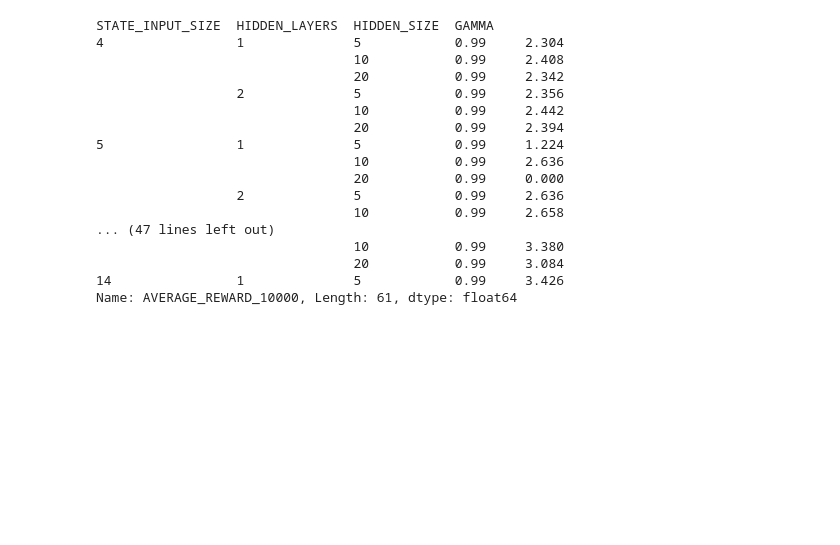
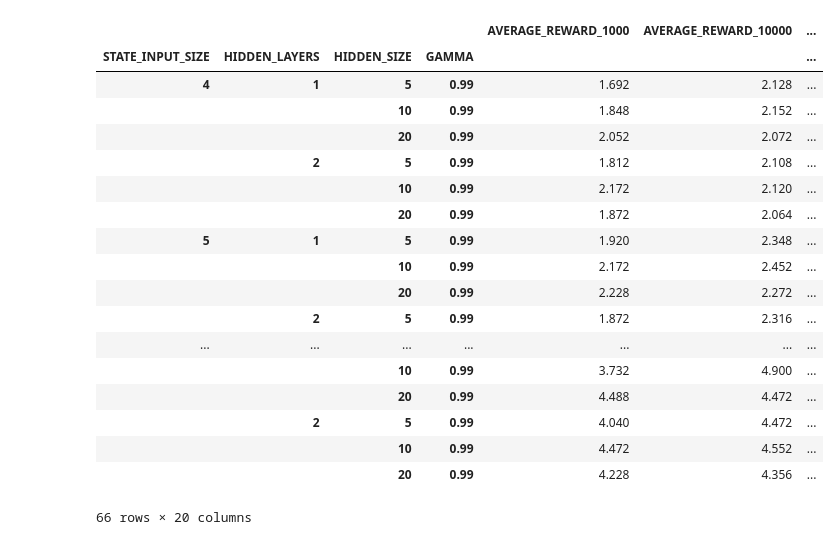
Before and after one commit to ihadanny/IANNA, a Jupyter notebook: py_notebooks/analyze_grid_search_results.ipynb, the cells around one changed output. Saved outputs shown, nothing was run; the diff lists cells and outputs as text; code cells hidden in the pictures; blank space fills up the shorter version.

Commit message:
added a grid with different gamma rates

```diff
--- a/py_notebooks/analyze_grid_search_results.ipynb
+++ b/py_notebooks/analyze_grid_search_results.ipynb
@@ -1,24 +1,27 @@
 # %%
 import pandas as pd
 # %%
-grid = pd.read_csv('../grid_search_rl.csv')
+grid = pd.read_csv('../grid_search_rl.20170917.csv')
-# %%
-grid.groupby(['STATE_INPUT_SIZE', 'HIDDEN_LAYERS','HIDDEN_SIZE', 'GAMMA']).AVERAGE_REWARD_10000.mean()
-# %% [output]
-STATE_INPUT_SIZE  HIDDEN_LAYERS  HIDDEN_SIZE  GAMMA
-4                 1              5            0.99     2.304
-                                 10           0.99     2.408
-                                 20           0.99     2.342
-                  2              5            0.99     2.356
-                                 10           0.99     2.442
-                                 20           0.99     2.394
-5                 1              5            0.99     1.224
-                                 10           0.99     2.636
-                                 20           0.99     0.000
-                  2              5            0.99     2.636
-                                 10           0.99     2.658
-... (47 lines left out)
-                                 10           0.99     3.380
-                                 20           0.99     3.084
-14                1              5            0.99     3.426
-Name: AVERAGE_REWARD_10000, Length: 61, dtype: float64
+# %%
+g = grid.groupby(['STATE_INPUT_SIZE', 'HIDDEN_LAYERS','HIDDEN_SIZE', 'GAMMA']).mean()
+g[[c for c in g.columns if "REWARD" in c]]
+# %% [output]
+|  |  |  |  | AVERAGE_REWARD_1000 | AVERAGE_REWARD_10000 | ... |
+| STATE_INPUT_SIZE | HIDDEN_LAYERS | HIDDEN_SIZE | GAMMA |  |  | ... |
+| 4 | 1 | 5 | 0.99 | 1.692 | 2.128 | ... |
+|  |  | 10 | 0.99 | 1.848 | 2.152 | ... |
+|  |  | 20 | 0.99 | 2.052 | 2.072 | ... |
+|  | 2 | 5 | 0.99 | 1.812 | 2.108 | ... |
+|  |  | 10 | 0.99 | 2.172 | 2.120 | ... |
+|  |  | 20 | 0.99 | 1.872 | 2.064 | ... |
+| 5 | 1 | 5 | 0.99 | 1.920 | 2.348 | ... |
+|  |  | 10 | 0.99 | 2.172 | 2.452 | ... |
+|  |  | 20 | 0.99 | 2.228 | 2.272 | ... |
+|  | 2 | 5 | 0.99 | 1.872 | 2.316 | ... |
+| ... | ... | ... | ... | ... | ... | ... |
+|  |  | 10 | 0.99 | 3.732 | 4.900 | ... |
+|  |  | 20 | 0.99 | 4.488 | 4.472 | ... |
+|  | 2 | 5 | 0.99 | 4.040 | 4.472 | ... |
+|  |  | 10 | 0.99 | 4.472 | 4.552 | ... |
+|  |  | 20 | 0.99 | 4.228 | 4.356 | ... |
+66 rows × 20 columns
```
Also changed, not shown: 1 other file.
